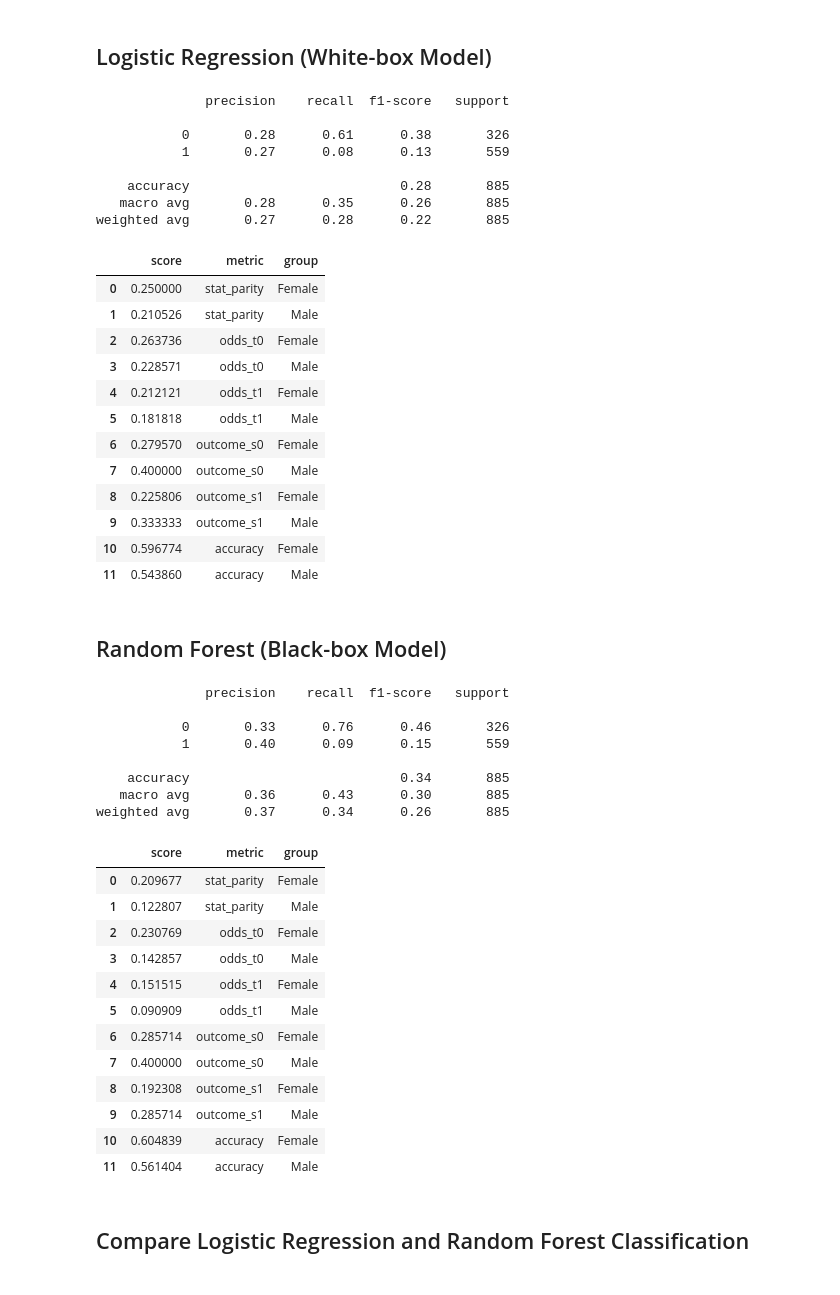
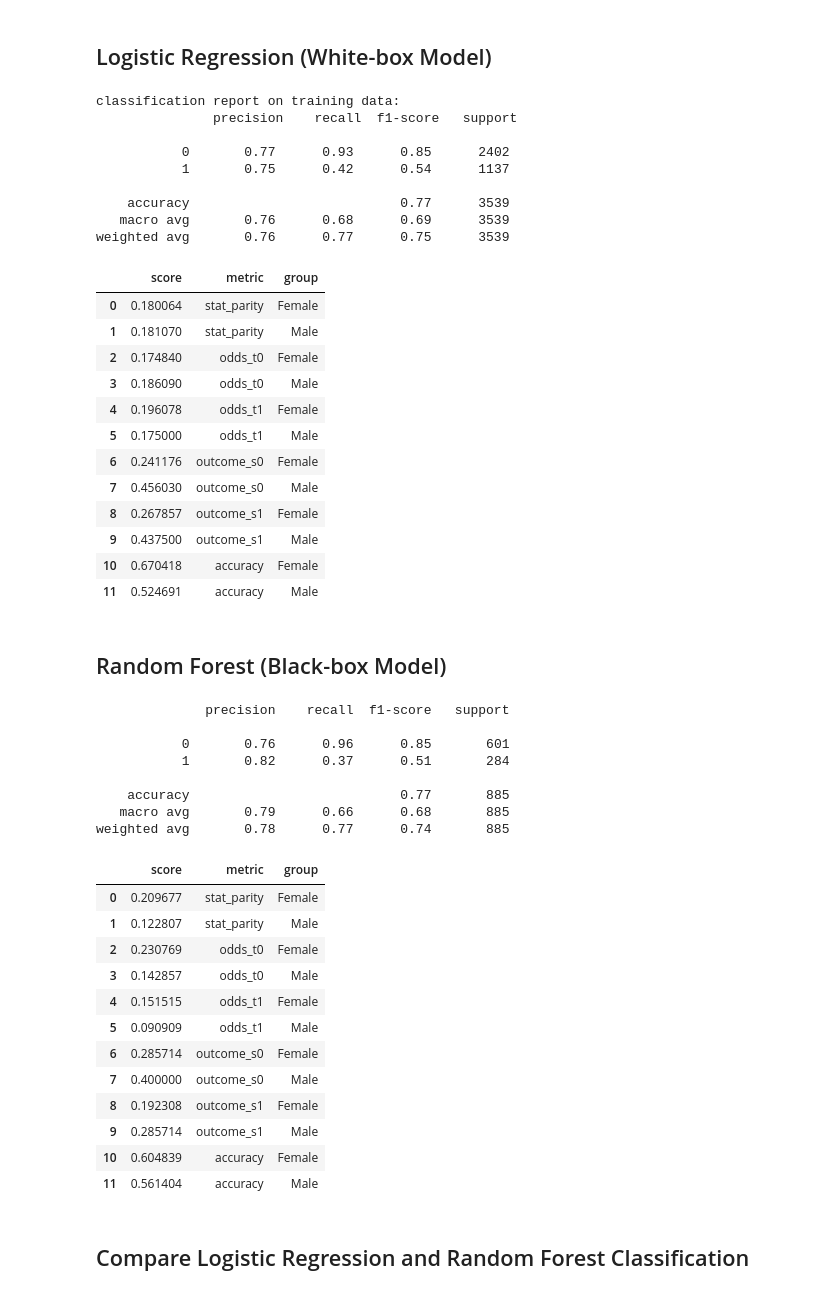
Before and after one commit to Xannadoo/Algorithmic_Fairness_Mandatories, a Jupyter notebook: Exam/Predicting_students_dropout.ipynb, the cells around one changed output. Cells and saved outputs as stored; diff of their text form; code cells hidden in the pictures.

```diff
--- a/Exam/Predicting_students_dropout.ipynb
+++ b/Exam/Predicting_students_dropout.ipynb
@@ -90,13 +89,14 @@ def load_data():
     # Make a binary column for portuguese
     nationality = np.asarray(df.Nacionality)
     is_portuguese_values = [1 if n == 1 else 0 for n in nationality]
-    df['is_portuguese'] = is_portuguese_values
+    #df['is_portuguese'] = is_portuguese_values
 
     # Remove "Nacionality" columns
     #df.drop(columns=["Nacionality"], axis=1, inplace=True)
 
 
-    protected_cols = ['Gender', 'is_portuguese'] # TODO: do something with parents qualitifcation and occupation?? Or other categories
+    #protected_cols = ['Gender', 'is_portuguese'] # TODO: do something with parents qualitifcation and occupation?? Or other categories
+    protected_cols = ['Gender']
 
     labels = df[['Dropout']]
     groups = df[protected_cols]
@@ -185,8 +184,9 @@ def cross_validator(model, X, y, protected_cols=[], n=5, debias=False, lambd=0):
 ### Metrics
 # %%
 # Generates a dataframe for the purpose of computing fairness metrics
-def make_df(model, X_test, y_test, group_test):
-    df = pd.DataFrame(model.predict(X_test), columns=['S'])
+def make_df(y_test, y_pred, group_test):
+    df = pd.DataFrame(y_pred, columns=['S'])
+    #df = pd.DataFrame(model.predict(X_test), columns=['S'])
     df['G'] = group_test
     df['A'] = y_test
     return df
@@ -225,9 +225,9 @@ metric_names = ["stat_parity",
                 "accuracy"
                 ]
 
-def metric_scores(classifier, data, y_test, group_test, df = None):
+def metric_scores(y_test, y_pred, group_test, df = None):
     if df is None:
-        df = make_df(classifier, data, y_test, group_test)
+        df = make_df(y_test, y_pred, group_test)
     return [stat_parity(df),
            equal_odds(df, target=0),
            equal_odds(df, target=1),
@@ -878,65 +878,61 @@ RFclf = RandomForestClassifier(max_depth=5,
 ## Logistic Regression (White-box Model)
 # %%
 logreg_preds = cross_validator(logreg, X_train, y_train, debias=False)
-#print(classification_report(features_full['Dropout'][group_train], logreg_preds)) # TODO: These seems way
 
-logreg.fit(X_train, y_train)
-logreg_preds_test = logreg.predict(X_test)
-print(classification_report(features_full['Dropout'][group_test], logreg_preds_test)) # TODO: These seems way
 
-log_metric_score = metric_scores(classifier=logreg, data=X_test, y_test=y_test, group_test=group_test)
+print("classification report on training data:\n",classification_report(y_train, logreg_preds))
+
+
+log_metric_score = metric_scores(y_test=y_train, y_pred = logreg_preds, group_test=group_train)
 log_metric_df = metric_df(log_metric_score, group_names=["Female", "Male"], names=metric_names)
 
-#plot_scores_and_group(log_metric_df, title="Logistic Regression: Scores by Metrics and Gender")
 
 log_metric_df
 # %% [output]
-              precision    recall  f1-score   support
+classification report on training data:
+               precision    recall  f1-score   support
 
-           0       0.28      0.61      0.38       326
-           1       0.27      0.08      0.13       559
+           0       0.77      0.93      0.85      2402
+           1       0.75      0.42      0.54      1137
 
-    accuracy                           0.28       885
-   macro avg       0.28      0.35      0.26       885
-weighted avg       0.27      0.28      0.22       885
+    accuracy                           0.77      3539
+   macro avg       0.76      0.68      0.69      3539
+weighted avg       0.76      0.77      0.75      3539
 |  | score | metric | group |
-| 0 | 0.250000 | stat_parity | Female |
-| 1 | 0.210526 | stat_parity | Male |
-| 2 | 0.263736 | odds_t0 | Female |
-| 3 | 0.228571 | odds_t0 | Male |
-| 4 | 0.212121 | odds_t1 | Female |
-| 5 | 0.181818 | odds_t1 | Male |
-| 6 | 0.279570 | outcome_s0 | Female |
-| 7 | 0.400000 | outcome_s0 | Male |
-| 8 | 0.225806 | outcome_s1 | Female |
-| 9 | 0.333333 | outcome_s1 | Male |
-| 10 | 0.596774 | accuracy | Female |
-| 11 | 0.543860 | accuracy | Male |
+| 0 | 0.180064 | stat_parity | Female |
+| 1 | 0.181070 | stat_parity | Male |
+| 2 | 0.174840 | odds_t0 | Female |
+| 3 | 0.186090 | odds_t0 | Male |
+| 4 | 0.196078 | odds_t1 | Female |
+| 5 | 0.175000 | odds_t1 | Male |
+| 6 | 0.241176 | outcome_s0 | Female |
+| 7 | 0.456030 | outcome_s0 | Male |
+| 8 | 0.267857 | outcome_s1 | Female |
+| 9 | 0.437500 | outcome_s1 | Male |
+| 10 | 0.670418 | accuracy | Female |
+| 11 | 0.524691 | accuracy | Male |
 # %% [markdown]
 ## Random Forest (Black-box Model)
 # %%
 RFclf_preds = cross_validator(RFclf, X_train, y_train, debias=False)
-#print(classification_report(features_full['Dropout'][group_train], RFclf_preds)) # TODO: These seems way
 
 RFclf.fit(X_train, y_train)
 RFclf_preds_test = RFclf.predict(X_test)
-print(classification_report(features_full['Dropout'][group_test], RFclf_preds_test)) # TODO: These seems way
+print(classification_report(y_test, RFclf_preds_test))
 
-RF_metric_score = metric_scores(classifier=RFclf, data=X_test, y_test=y_test, group_test=group_test)
+RF_metric_score = metric_scores(y_test=y_test, y_pred=RFclf_preds_test, group_test=group_test)
 RF_metric_df = metric_df(RF_metric_score, group_names=["Female", "Male"], names=metric_names)
 
-#plot_scores_and_group(RF_metric_df, title="Random Forest Classification: Scores by Metrics and Gender")
-
 RF_metric_df
 # %% [output]
               precision    recall  f1-score   support
 
-           0       0.33      0.76      0.46       326
-           1       0.40      0.09      0.15       559
+           0       0.76      0.96      0.85       601
+           1       0.82      0.37      0.51       284
 
-    accuracy                           0.34       885
-   macro avg       0.36      0.43      0.30       885
-weighted avg       0.37      0.34      0.26       885
+    accuracy                           0.77       885
+   macro avg       0.79      0.66      0.68       885
+weighted avg       0.78      0.77      0.74       885
 |  | score | metric | group |
 | 0 | 0.209677 | stat_parity | Female |
 | 1 | 0.122807 | stat_parity | Male |
```
Also changed, not shown: parts of 19 cells of this notebook.
